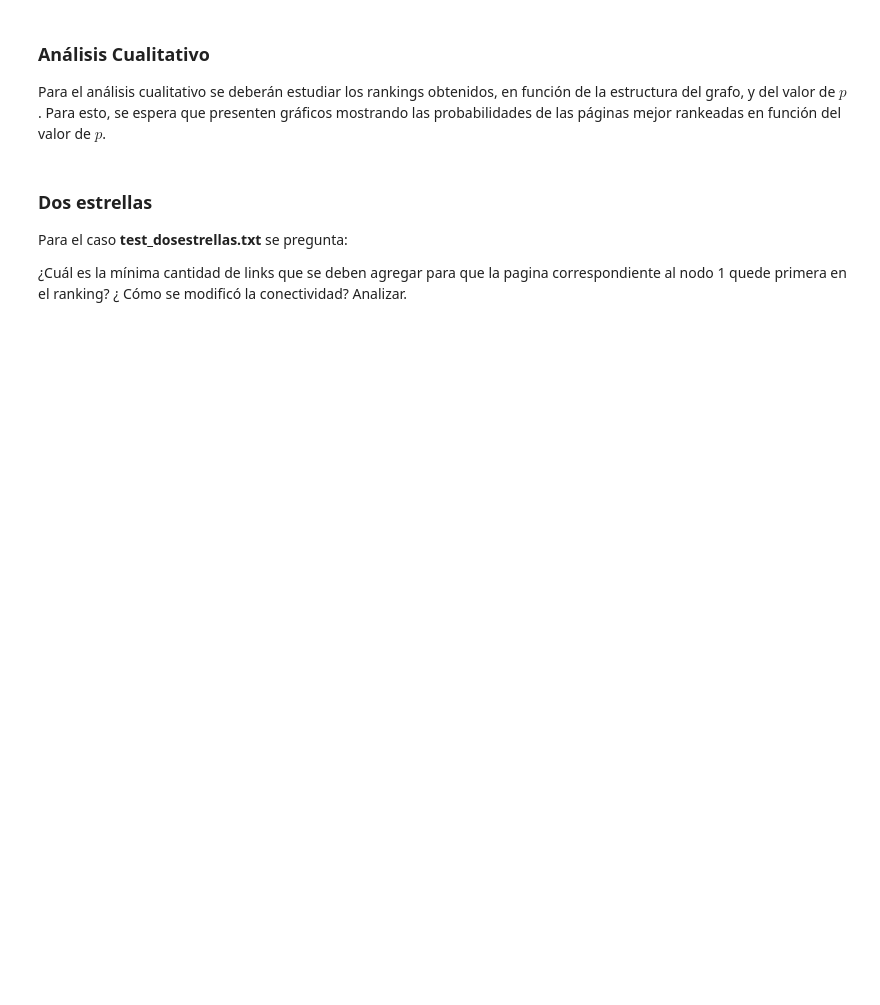
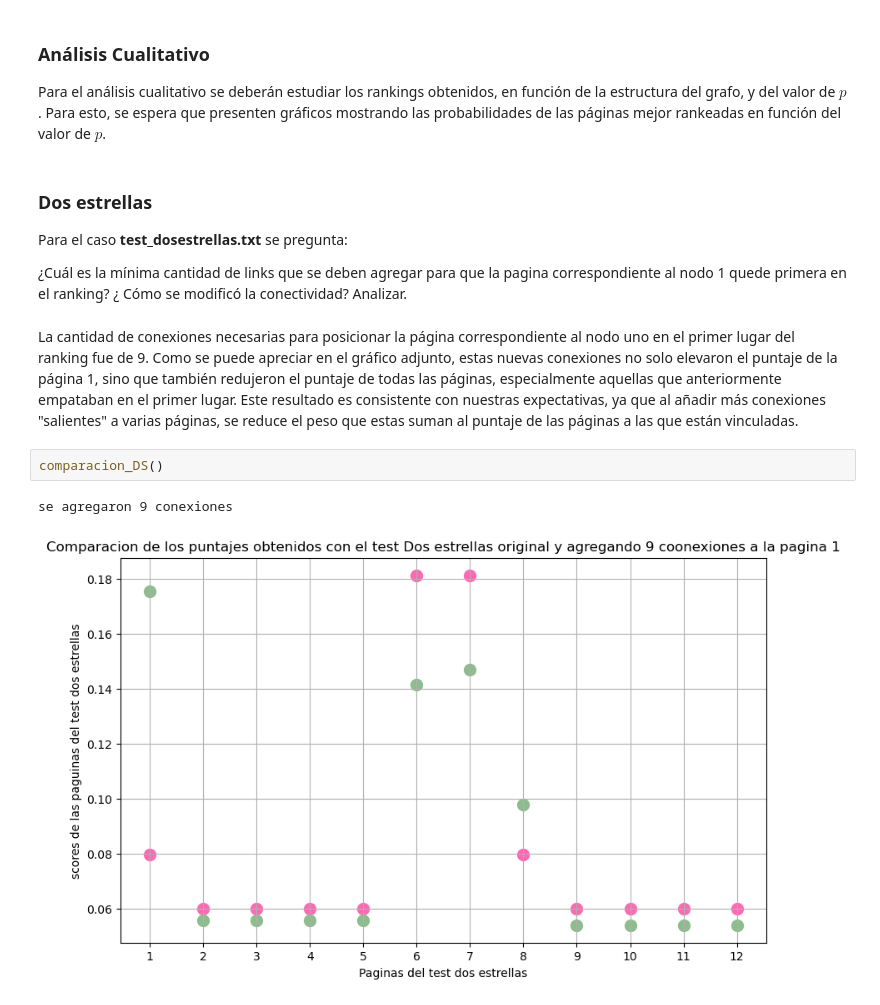
Before and after one commit to NadinaMaia/ALC_tp1, a Jupyter notebook: template-alumnos/template-alumnos/grupo_XX_TP1.ipynb, the cells around one changed output. Saved outputs shown, nothing was run; the diff lists cells and outputs as text; blank space fills up the shorter version.

```diff
--- a/template-alumnos/template-alumnos/grupo_XX_TP1.ipynb
+++ b/template-alumnos/template-alumnos/grupo_XX_TP1.ipynb
@@ -165,3 +188,10 @@ Para el análisis cualitativo se deberán estudiar los rankings obtenidos, en fu
 Para el caso **test_dosestrellas.txt** se pregunta:
 
 ¿Cuál es la mínima cantidad de links que se deben agregar para que la pagina correspondiente al nodo 1 quede primera en el ranking? ¿ Cómo se modificó la conectividad? Analizar.
+# %% [markdown]
+La cantidad de conexiones necesarias para posicionar la página correspondiente al nodo uno en el primer lugar del ranking fue de 9. Como se puede apreciar en el gráfico adjunto, estas nuevas conexiones no solo elevaron el puntaje de la página 1, sino que también redujeron el puntaje de todas las páginas, especialmente aquellas que anteriormente empataban en el primer lugar. Este resultado es consistente con nuestras expectativas, ya que al añadir más conexiones "salientes" a varias páginas, se reduce el peso que estas suman al puntaje de las páginas a las que están vinculadas.
+# %%
+comparacion_DS()
+# %% [output]
+se agregaron 9 conexiones
+[figure, added]
```
Also changed, not shown: parts of 8 cells of this notebook, 1 other file.
